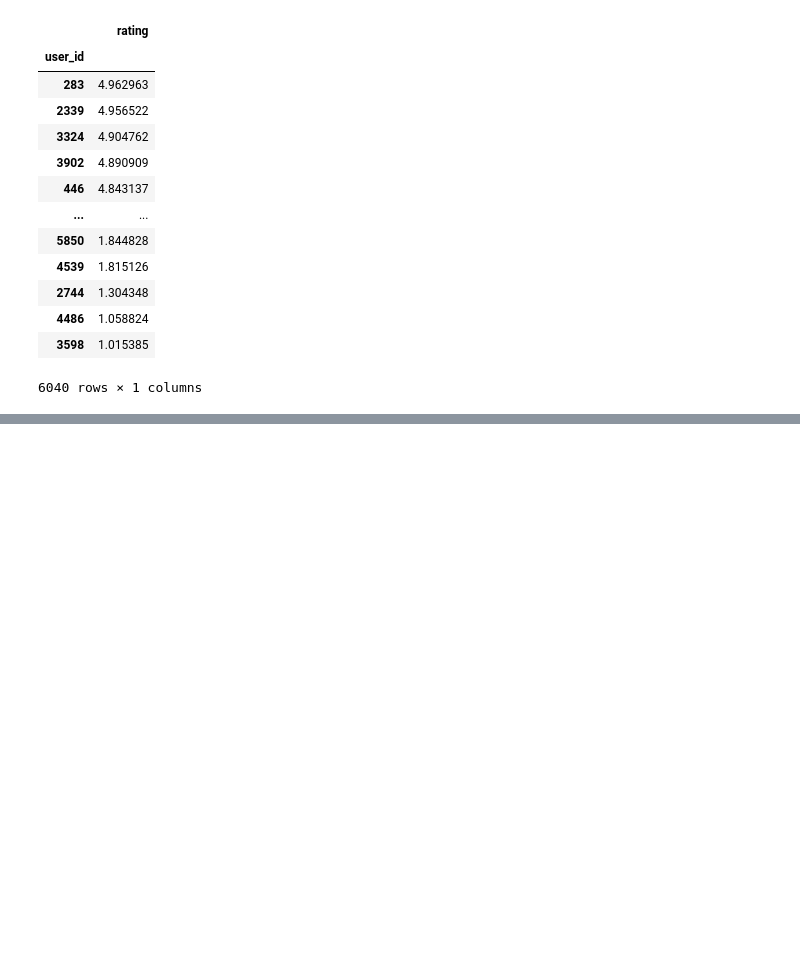
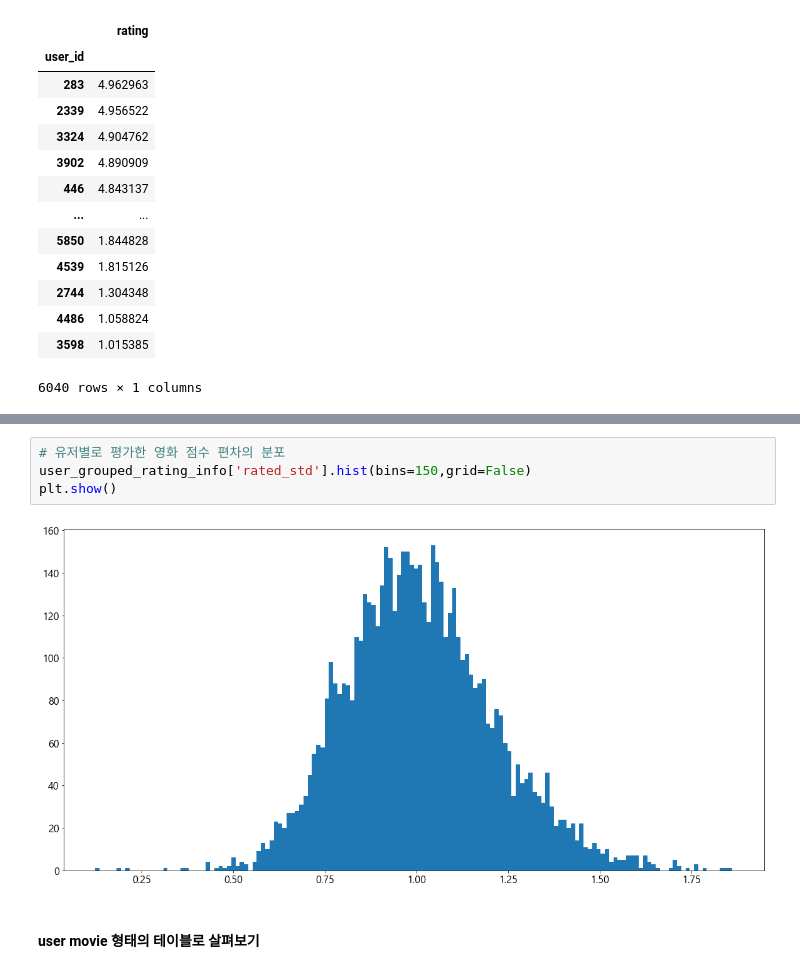
Before and after one commit to kamunbee/project_workspace, a Jupyter notebook: 02_데이터분석/15_영화 평점 데이터 분석.ipynb, the cells around one changed output, grey strips where cells are left out. Saved outputs shown, nothing was run; the diff lists cells and outputs as text; blank space fills up the shorter version.

```diff
--- a/02_데이터분석/15_영화 평점 데이터 분석.ipynb
+++ b/02_데이터분석/15_영화 평점 데이터 분석.ipynb
@@ -545,0 +579,8 @@ a1.sort_values(by='rating', ascending= False)
+# %%
+# 유저별로 평가한 영화 점수 편차의 분포
+user_grouped_rating_info['rated_std'].hist(bins=150,grid=False)
+plt.show()
+# %% [output]
+[figure, added]
+# %% [markdown]
+#### user movie 형태의 테이블로 살펴보기
```
Also changed, not shown: parts of 31 cells of this notebook.
